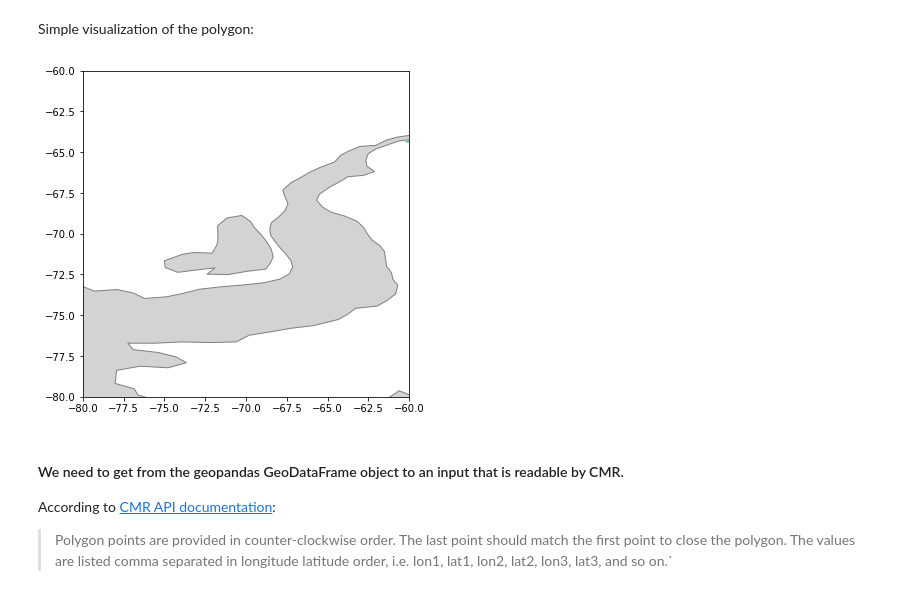
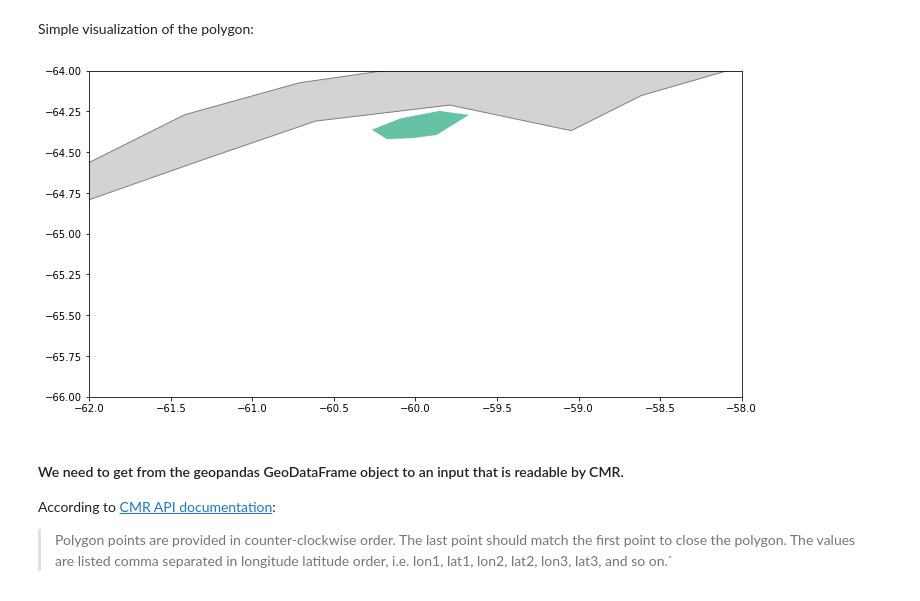
Before and after one commit to ICESAT-2HackWeek/crackup, a Jupyter notebook: get_data_easykml.ipynb, the cells around one changed output. Drawn from its saved outputs; the diff is of its cells as text; code cells hidden in the pictures.

```diff
--- a/get_data_easykml.ipynb
+++ b/get_data_easykml.ipynb
@@ -155,17 +155,17 @@ Simple visualization of the polygon:
 # %%
 ###### %matplotlib inline
 
 # Load "Natural Earth” countries dataset, bundled with GeoPandas
 world = gpd.read_file(gpd.datasets.get_path('naturalearth_lowres'))
 
 # Overlay glacier outline
 f, ax = plt.subplots(1, figsize=(12, 6))
 world.plot(ax=ax, facecolor='lightgray', edgecolor='gray')
 gdf.plot(ax=ax, cmap='Set2')
-ax.set_ylim([-80, -60])
-ax.set_xlim([-80,-60]);
+ax.set_ylim([-66,-64])
+ax.set_xlim([-62,-58]);
 # %% [output]
-[figure, old version]
+[figure, new version]
 # %% [markdown]
 #### We need to get from the geopandas GeoDataFrame object to an input that is readable by CMR.
 
```
Also changed, not shown: parts of 15 cells of this notebook, 5 other files.
